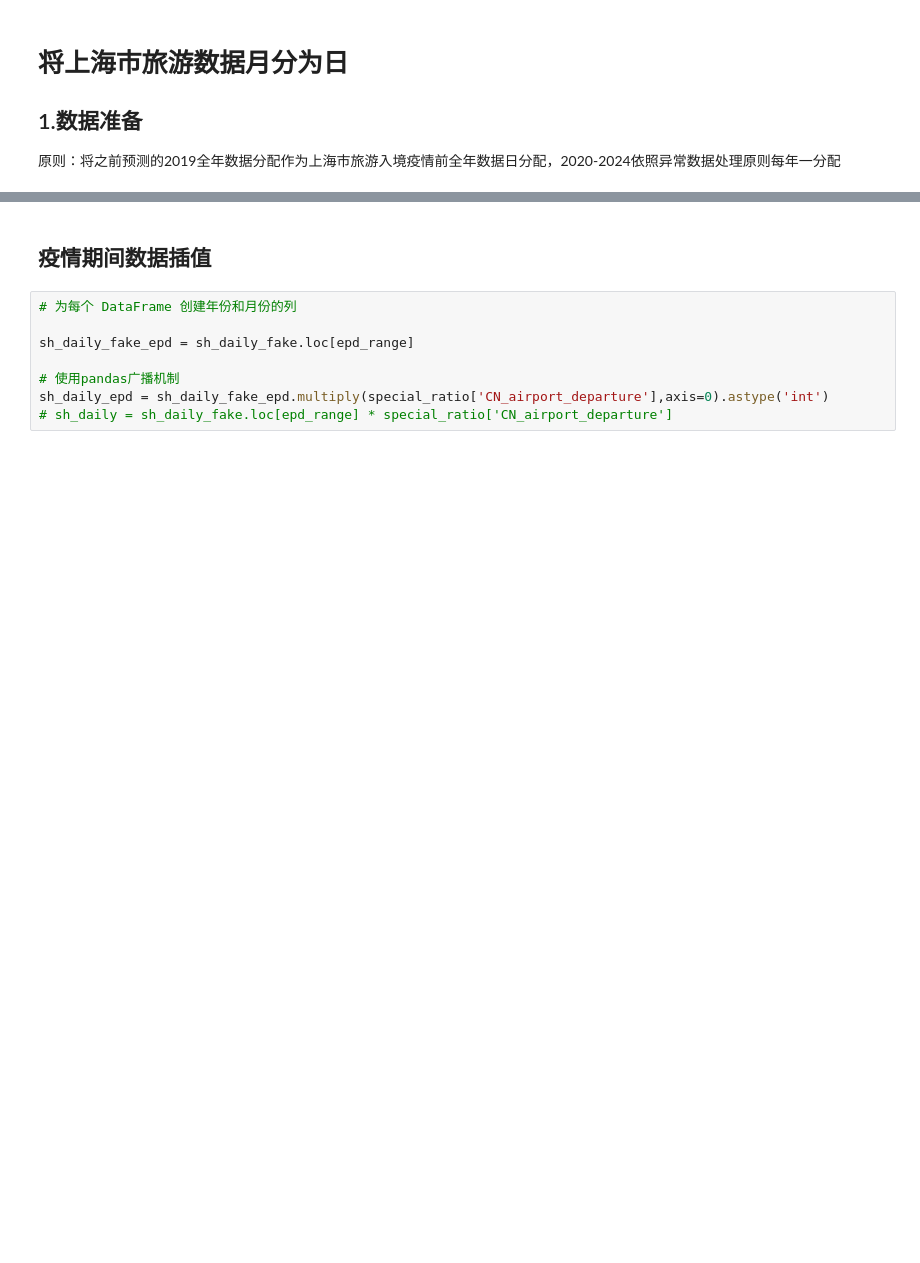
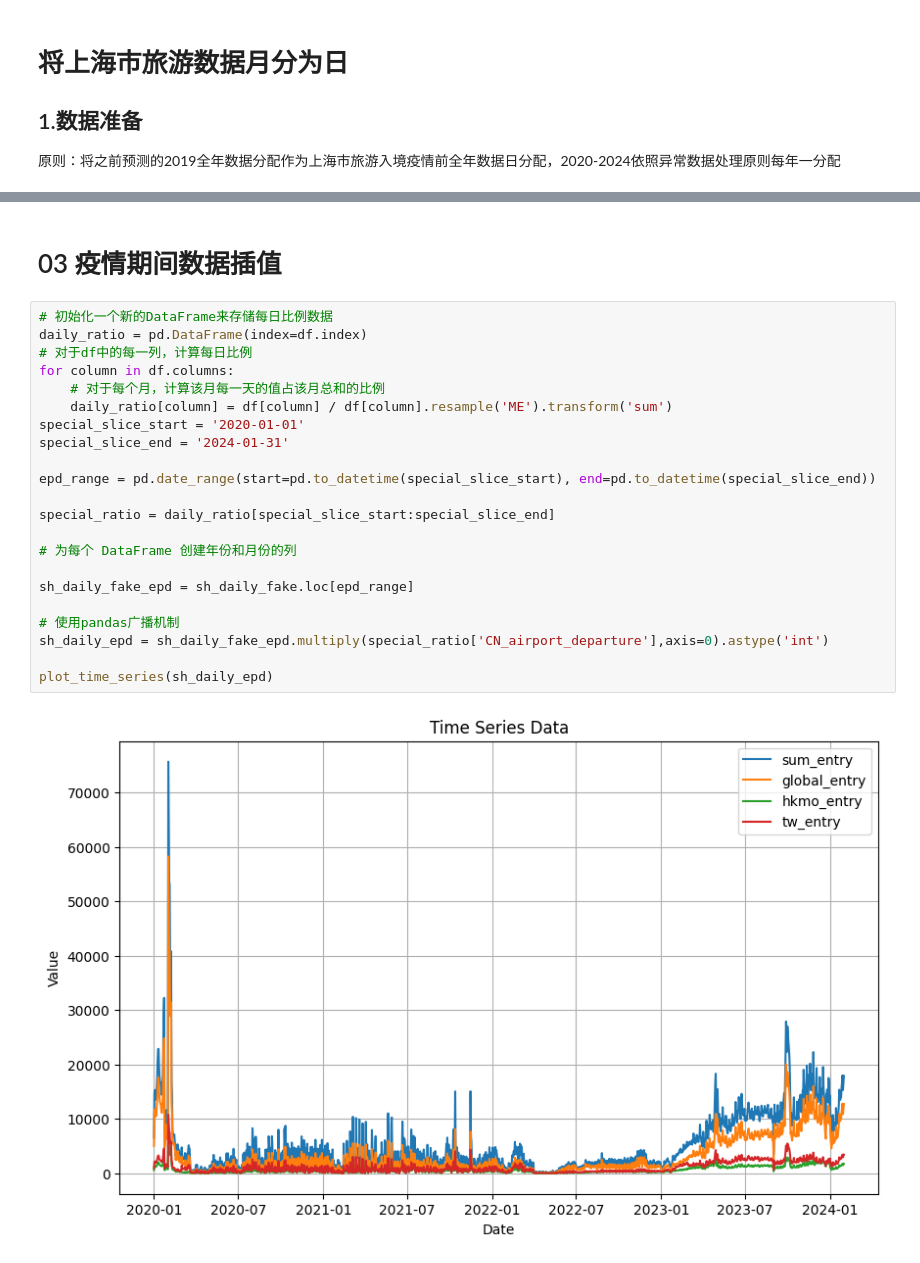
Before and after one commit to jiadol/Travel_Ml, a Jupyter notebook: notebooks/04_interpolation.ipynb, the cells around one changed output, grey strips where cells are left out. Cells and saved outputs as stored; diff of their text form; blank space fills up the shorter version.

```diff
--- a/notebooks/04_interpolation.ipynb
+++ b/notebooks/04_interpolation.ipynb
@@ -53,10 +122,26 @@ sh_daily_fake = sh_monthly.reindex(full_date_range).ffill()
 # %% [markdown]
-## 疫情期间数据插值
+# 03 疫情期间数据插值
 # %%
+# 初始化一个新的DataFrame来存储每日比例数据
+daily_ratio = pd.DataFrame(index=df.index)
+# 对于df中的每一列，计算每日比例
+for column in df.columns:
+    # 对于每个月，计算该月每一天的值占该月总和的比例
+    daily_ratio[column] = df[column] / df[column].resample('ME').transform('sum')
+special_slice_start = '2020-01-01'
+special_slice_end = '2024-01-31'
+
+epd_range = pd.date_range(start=pd.to_datetime(special_slice_start), end=pd.to_datetime(special_slice_end))
+
+special_ratio = daily_ratio[special_slice_start:special_slice_end]
+
 # 为每个 DataFrame 创建年份和月份的列
 
 sh_daily_fake_epd = sh_daily_fake.loc[epd_range]
 
 # 使用pandas广播机制
 sh_daily_epd = sh_daily_fake_epd.multiply(special_ratio['CN_airport_departure'],axis=0).astype('int')
-# sh_daily = sh_daily_fake.loc[epd_range] * special_ratio['CN_airport_departure']
+
+plot_time_series(sh_daily_epd)
+# %% [output]
+[figure, added]
```
Also changed, not shown: parts of 11 cells of this notebook, 1 other file.
